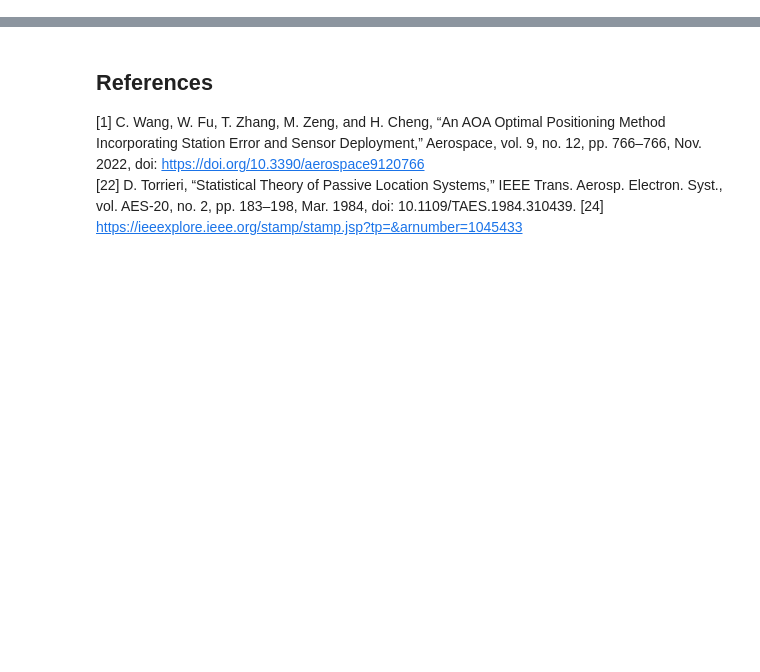
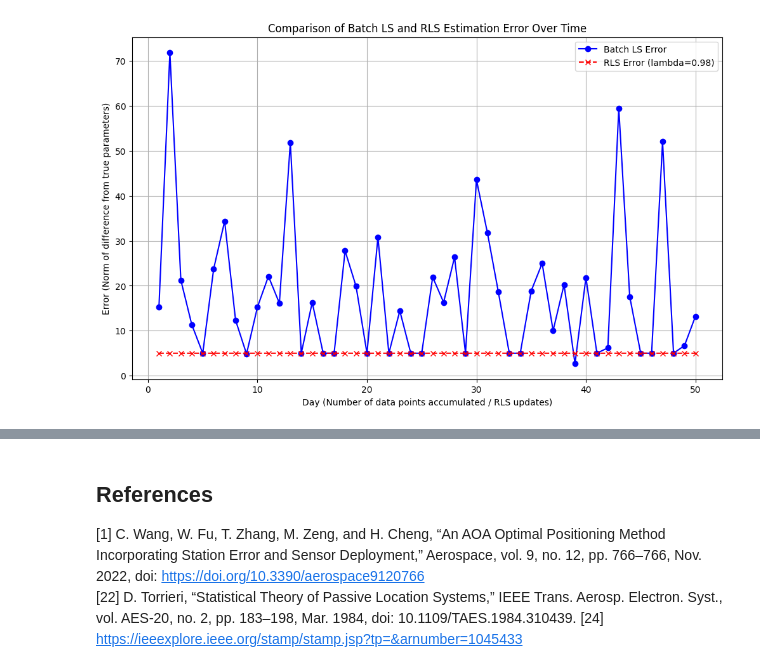
Before and after one commit to ysn9vq-gmu/rqe_tutorials, a Jupyter notebook: ls_rls.ipynb, the cells around one changed output, grey strips where cells are left out. Saved outputs shown, nothing was run; the diff lists cells and outputs as text; code cells hidden in the pictures; blank space fills up the shorter version.

```diff
--- a/ls_rls.ipynb
+++ b/ls_rls.ipynb
@@ -540,0 +200,30 @@ myEstimator = estimator.RecursiveLeastSQ(1)
+# %%
+# Apply Least Squares to Day 1 data
+
+# Ensure A^T A is invertible. If not, np.linalg.lstsq can handle it better.
+# For a tutorial, we'll assume it's well-conditioned for now.
+
+if np.linalg.det(A_day1.T @ A_day1) == 0:
+    print("Warning: (A^T A) is singular, LS solution might not be unique or stable. Using np.linalg.lstsq.")
+    x_ls, residuals, rank, s = np.linalg.lstsq(A_day1, b_day1, rcond=None)
+else:
+    x_ls = np.linalg.inv(A_day1.T @ A_day1) @ A_day1.T @ b_day1
+
+print("Least Squares Estimates for Day 1:")
+for i, param in enumerate(param_names):
+    print(f"{param}: {x_ls[i, 0]:.4f}")
+
+print("\nTrue Parameters:")
+print(f"T_baseline: {true_baseline_time}")
+print(f"W: {true_wind_effect_coeff}")
+for coach, bias in true_coach_biases.items():
+    print(f"B_{coach}: {bias}")
+
+# Calculate estimation error for Day 1
+true_params = np.array([
+    true_baseline_time,
+    true_wind_effect_coeff
+] + list(true_coach_biases.values())).reshape(-1, 1)
+
+error_ls = np.linalg.norm(x_ls - true_params)
+print(f"\nLS Estimation Error (Day 1): {error_ls:.4f}")
@@ -540,0 +654,15 @@ myEstimator = estimator.RecursiveLeastSQ(1)
+# %%
+# Plotting Batch LS and RLS error convergence together
+plt.figure(figsize=(12, 7))
+
+plt.plot(range(1, num_days_to_simulate + 1), batch_errors, marker='o', linestyle='-', label='Batch LS Error', color='blue')
+plt.plot(range(1, num_days_to_simulate + 1), rls_errors, marker='x', linestyle='--', label=f'RLS Error (lambda={rls_estimator.lambda_})', color='red')
+
+plt.title('Comparison of Batch LS and RLS Estimation Error Over Time')
+plt.xlabel('Day (Number of data points accumulated / RLS updates)')
+plt.ylabel('Error (Norm of difference from true parameters)')
+plt.legend()
+plt.grid(True)
+plt.show()
+# %% [output]
+[figure, added]
```
Also changed, not shown: parts of 46 cells of this notebook.
